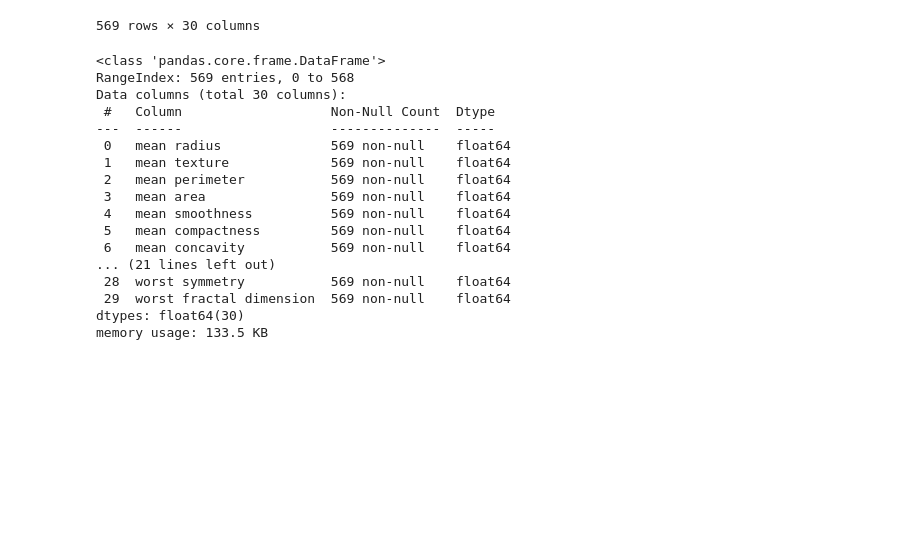
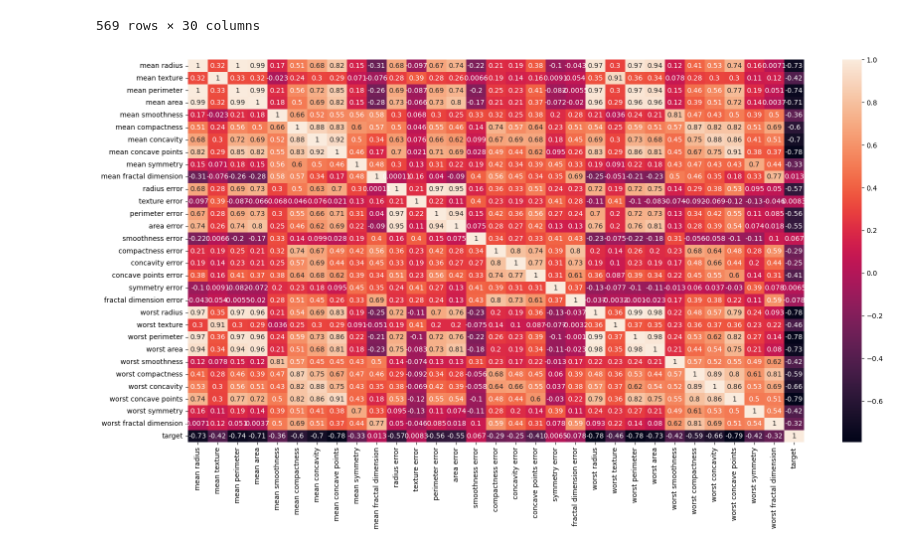
Before and after one commit to Maryam-Shile/Intuitive_pythonista_projects, a Jupyter notebook: Breast_Cancer_Decision_Tree.ipynb, the cells around one changed output. Drawn from its saved outputs; the diff is of its cells as text; code cells hidden in the pictures; blank space fills up the shorter version.

Commit message:
correlation and decision tree visualization included

```diff
--- a/Breast_Cancer_Decision_Tree.ipynb
+++ b/Breast_Cancer_Decision_Tree.ipynb
@@ -49,26 +49,15 @@ df
 | 567 | 20.60 | 29.33 | 140.10 | 1265.0 | 0.11780 | 0.27700 | ... |
 | 568 | 7.76 | 24.54 | 47.92 | 181.0 | 0.05263 | 0.04362 | ... |
 569 rows × 30 columns
-# %%
-df.info()
-# %% [output]
-<class 'pandas.core.frame.DataFrame'>
-RangeIndex: 569 entries, 0 to 568
-Data columns (total 30 columns):
- #   Column                   Non-Null Count  Dtype
----  ------                   --------------  -----
- 0   mean radius              569 non-null    float64
- 1   mean texture             569 non-null    float64
- 2   mean perimeter           569 non-null    float64
- 3   mean area                569 non-null    float64
- 4   mean smoothness          569 non-null    float64
- 5   mean compactness         569 non-null    float64
- 6   mean concavity           569 non-null    float64
-... (21 lines left out)
- 28  worst symmetry           569 non-null    float64
- 29  worst fractal dimension  569 non-null    float64
-dtypes: float64(30)
-memory usage: 133.5 KB
+# %%
+df['target'] = cancer_data.target
+
+corr = df.corr()
+plt.figure(figsize = (20,10))
+sns.heatmap(corr, annot = True)
+plt.show()
+# %% [output]
+[figure, added]
 # %%
 cancer_data = load_breast_cancer()
 X =cancer_data.data
```
Also changed, not shown: parts of 5 cells of this notebook.
